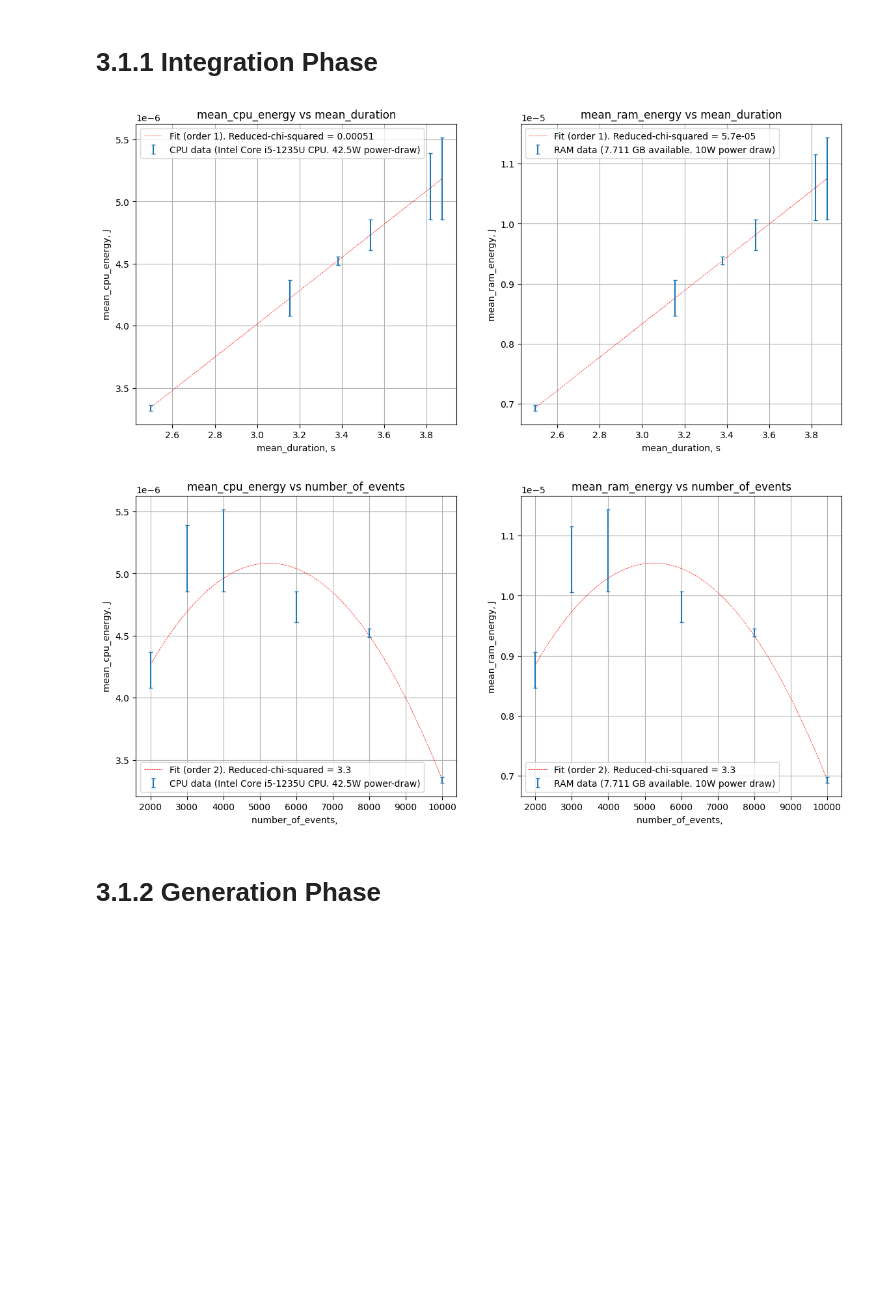
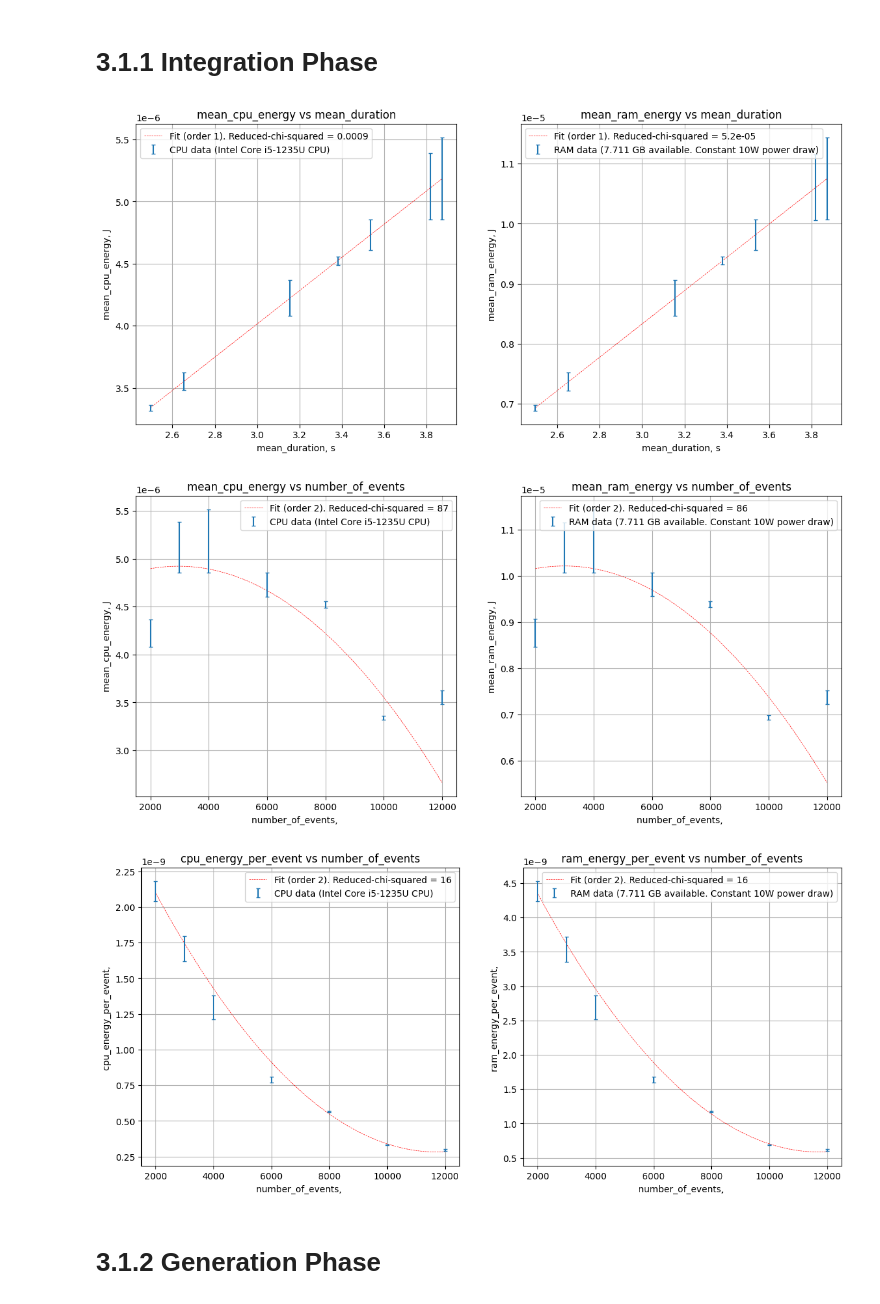
Before and after one commit to rosieschiffmann/herwig-emission-tracking, a Jupyter notebook: Plotting_herwig_cc.ipynb, the cells around one changed output. Drawn from its saved outputs; the diff is of its cells as text; code cells hidden in the pictures; blank space fills up the shorter version.

Commit message:
power plots added, along with emissions plots

```diff
--- a/Plotting_herwig_cc.ipynb
+++ b/Plotting_herwig_cc.ipynb
@@ -43,7 +43,7 @@ def generate_master_csv(files, type):
 	for file in files:
 		#identify and find mean of relevant data from CodeCarbon raw outputs
 		df = pd.read_csv(file)
-		mean_emissions = df['emissions'].mean()
+		y_variable = df['emissions'].mean()
 		mean_duration = df['duration'].mean()
 		mean_cpu_power = df['cpu_power'].mean()
 		mean_ram_power = df['ram_power'].mean()
@@ -66,6 +66,8 @@ def generate_master_csv(files, type):
 			'filename': file,
 			'number_of_events': events,
 			'mean_emissions': mean_emissions,
+			'emissions_per_event' : mean_emissions / events,
+			'emissions_per_event_err' : emissions_err / events,
 			'emissions_err' : emissions_err,
 			'mean_duration': mean_duration,
 			'duration_err' : duration_err,
@@ -170,13 +172,13 @@ def CPU_and_RAM_plotting(df, x_variable, CPU_y_variable, CPU_y_err, RAM_y_variab
         ax[1].plot(x_fit, poly_ram(x_fit), 'r--', label=f"Fit (order {fit_order}). Reduced-chi-squared = {RAM_chi:.2g}", linewidth = 0.5)
 
     #plotting CPU data
-    ax[0].errorbar(df[x_variable], df[CPU_y_variable], yerr = df[CPU_y_err], fmt = "none", capsize = 2, label = "CPU data (Intel Core i5-1235U CPU. 42.5W power-draw)")
+    ax[0].errorbar(df[x_variable], df[CPU_y_variable], yerr = df[CPU_y_err], fmt = "none", capsize = 2, label = "CPU data (Intel Core i5-1235U CPU)")
     ax[0].set_title(f'{CPU_y_variable} vs {x_variable}')
     ax[0].set_xlabel(f'{x_variable}, {units[x_unit]}')
     ax[0].set_ylabel(f'{CPU_y_variable}, {units[y_unit]}')
 
     #plotting RAM data
-    ax[1].errorbar(df[x_variable], df[RAM_y_variable], yerr = df[RAM_y_err], fmt = "none", capsize = 2, label = "RAM data (7.711 GB available. 10W power draw)")
+    ax[1].errorbar(df[x_variable], df[RAM_y_variable], yerr = df[RAM_y_err], fmt = "none", capsize = 2, label = "RAM data (7.711 GB available. Constant 10W power draw)")
     ax[1].set_title(f'{RAM_y_variable} vs {x_variable}')
     ax[1].set_xlabel(f'{x_variable}, {units[x_unit]}')
     ax[1].set_ylabel(f'{RAM_y_variable}, {units[y_unit]}')
@@ -193,17 +195,25 @@ Now, we will plot the CPU and RAM energy consumption side by side, for both the
 # %% [markdown]
 # 3.1.1 Integration Phase
 # %%
+#plot integration phase energy consumption vs simulation duration
 CPU_and_RAM_plotting(int_summary_df, "mean_duration",
          "mean_cpu_energy", "cpu_energy_err",
          "mean_ram_energy", "ram_energy_err",
          True, 1)
+#plot integration phase energy consumption vs number of events simulated
 CPU_and_RAM_plotting(int_summary_df, "number_of_events",
          "mean_cpu_energy", "cpu_energy_err",
          "mean_ram_energy", "ram_energy_err",
          True, 2)
+#plot integration phase energy consumption per event vs number of events simulated
+CPU_and_RAM_plotting(int_summary_df, "number_of_events",
+                    "cpu_energy_per_event", "cpu_energy_per_event_err",
+                    "ram_energy_per_event", "ram_energy_per_event_err",
+                    True, 2)
 # %% [output]
-[figure, old version]
+[figure, new version]
-[figure, old version]
+[figure, new version]
+[figure, added]
 # %% [markdown]
 # 3.1.2 Generation Phase
 # %%
```
Also changed, not shown: parts of 12 cells of this notebook.
